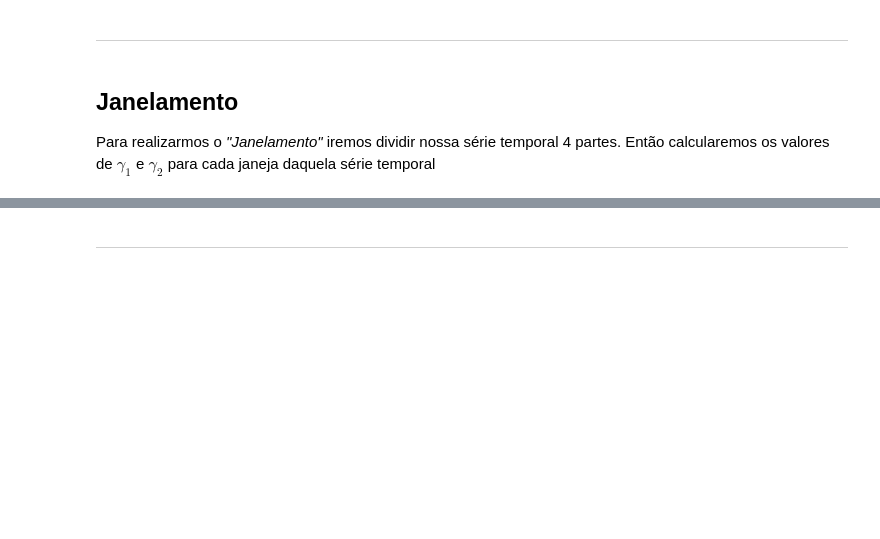
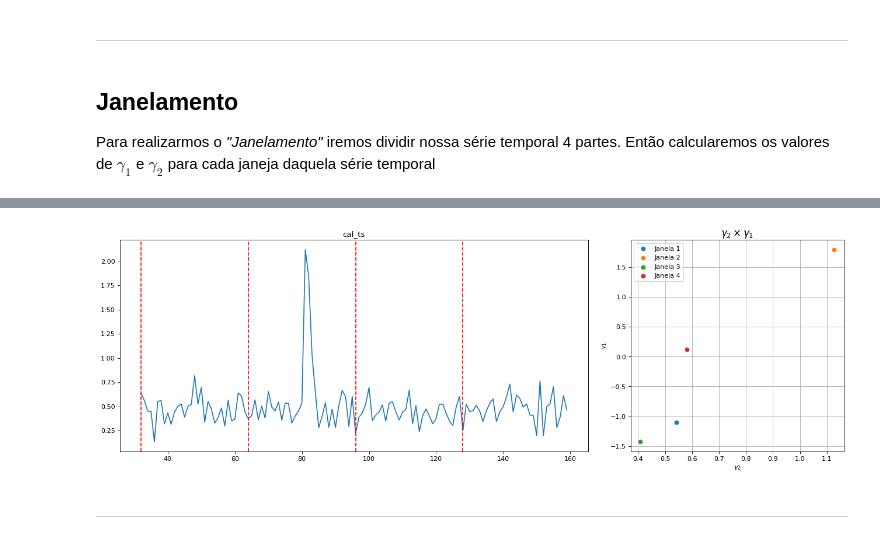
Before and after one commit to barauna-lo/Computational_Statistics, a Jupyter notebook: CAP417_FINAL_PROJECT.ipynb, the cells around one changed output, grey strips where cells are left out. Saved outputs shown, nothing was run; the diff lists cells and outputs as text; code cells hidden in the pictures; blank space fills up the shorter version.

```diff
--- a/CAP417_FINAL_PROJECT.ipynb
+++ b/CAP417_FINAL_PROJECT.ipynb
@@ -177,34 +189,36 @@ for i in range(len(columns)):
 # %%
 char_lines = len(columns)
 char_colum = 3
 figure(figsize=(20,6*char_lines),dpi=80)
-
+cor = ['C0','C1','C2','C3','C4','C5','C6','C7',]
 #i=0
 for i in range(char_lines):
     plt.subplot(char_lines,char_colum,((3*i+1,3*i+2)))
     plt.plot(df[columns[i]],color=cor[i])
     plt.axvline(x=window,color='red',linestyle='--')
     plt.axvline(x=2*window,color='red',linestyle='--')
     plt.axvline(x=3*window,color='red',linestyle='--')
     plt.axvline(x=4*window,color='red',linestyle='--')
     plt.title(columns[i])
 
     plt.subplot(char_lines,char_colum,(3*(i+1)))
     plt.scatter(gamma2_win1[i],gamma1_win1[i],label='Janela 1')
     plt.scatter(gamma2_win2[i],gamma1_win2[i],label='Janela 2')
     plt.scatter(gamma2_win3[i],gamma1_win3[i],label='Janela 3')
     plt.scatter(gamma2_win4[i],gamma1_win4[i],label='Janela 4')
     plt.title(columns[i])
     plt.grid()
     plt.legend()
     plt.xlabel(r'$\gamma_2$')
     plt.ylabel(r'$\gamma_1$')
     plt.title(r'$\gamma_2 \times \gamma_1$',size=15)
     #plt.xlim(-0.2,1.1)
     #plt.ylim(-0.2,1.1)
 
 #plt.suptitle(r'$\gamma_2 \times \gamma_1$ for each time series window',size=30)
 plt.show()
+# %% [output]
+[figure, added]
 # %% [markdown]
 
 
```
Also changed, not shown: parts of 9 cells of this notebook.
